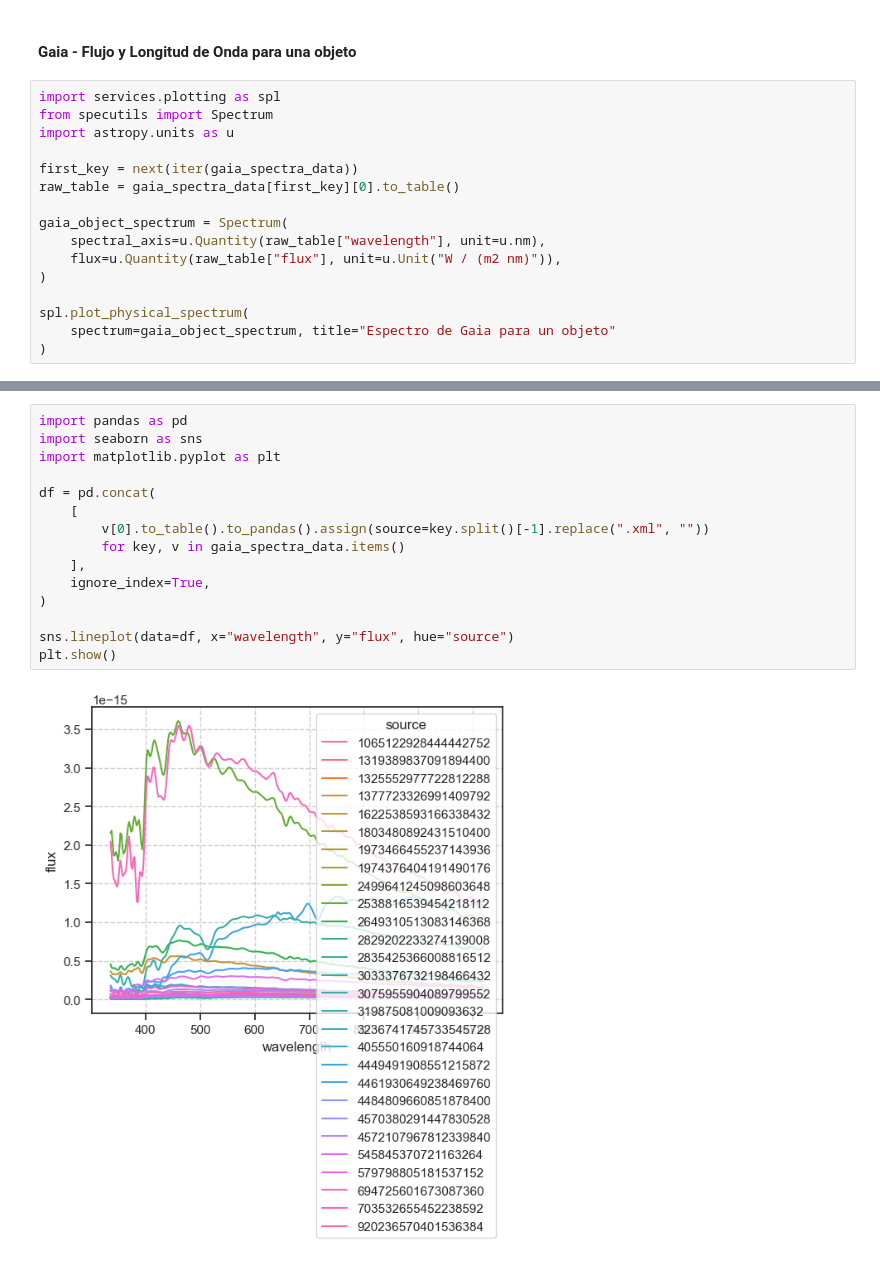
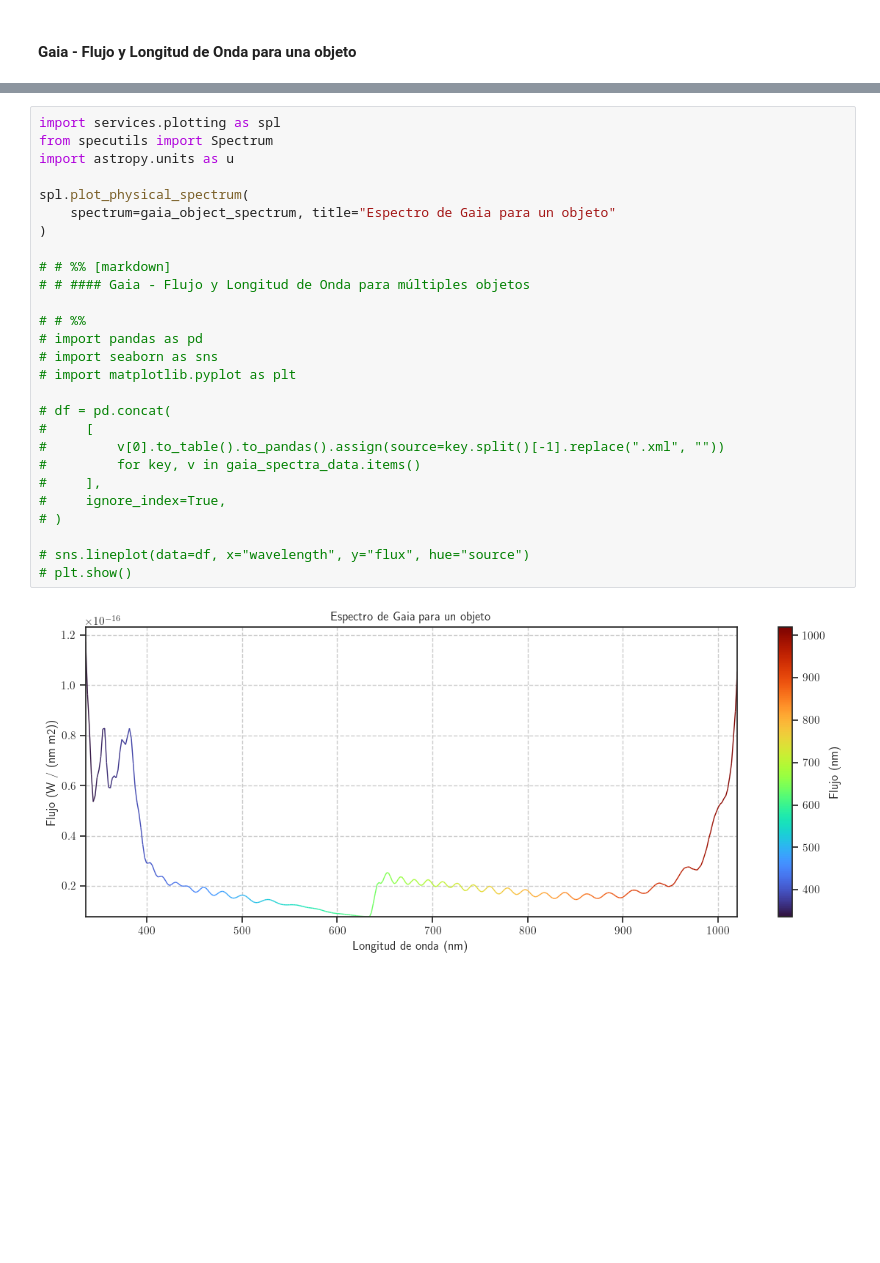
Before and after one commit to javier-cacho-master-ai/trabajo-fin-master, a Jupyter notebook: solution/main.ipynb, the cells around one changed output, grey strips where cells are left out. Cells and saved outputs as stored; diff of their text form; blank space fills up the shorter version.

Commit message:
Use library gaiaxpy for representing the Gaia data graphically for a sample object

```diff
--- a/solution/main.ipynb
+++ b/solution/main.ipynb
@@ -181,18 +243,2 @@ plot_physical_spectrum(
 # %% [markdown]
  #### Gaia - Flujo y Longitud de Onda para una objeto
-# %%
-import services.plotting as spl
-from specutils import Spectrum
-import astropy.units as u
-
-first_key = next(iter(gaia_spectra_data))
-raw_table = gaia_spectra_data[first_key][0].to_table()
-
-gaia_object_spectrum = Spectrum(
-    spectral_axis=u.Quantity(raw_table["wavelength"], unit=u.nm),
-    flux=u.Quantity(raw_table["flux"], unit=u.Unit("W / (m2 nm)")),
-)
-
-spl.plot_physical_spectrum(
-    spectrum=gaia_object_spectrum, title="Espectro de Gaia para un objeto"
-)
@@ -203,17 +245,29 @@ spl.plot_physical_spectrum(
 # %%
-import pandas as pd
-import seaborn as sns
-import matplotlib.pyplot as plt
+import services.plotting as spl
+from specutils import Spectrum
+import astropy.units as u
 
-df = pd.concat(
-    [
-        v[0].to_table().to_pandas().assign(source=key.split()[-1].replace(".xml", ""))
-        for key, v in gaia_spectra_data.items()
-    ],
-    ignore_index=True,
+spl.plot_physical_spectrum(
+    spectrum=gaia_object_spectrum, title="Espectro de Gaia para un objeto"
 )
 
-sns.lineplot(data=df, x="wavelength", y="flux", hue="source")
-plt.show()
+# # %% [markdown]
+# # #### Gaia - Flujo y Longitud de Onda para múltiples objetos
+
+# # %%
+# import pandas as pd
+# import seaborn as sns
+# import matplotlib.pyplot as plt
+
+# df = pd.concat(
+#     [
+#         v[0].to_table().to_pandas().assign(source=key.split()[-1].replace(".xml", ""))
+#         for key, v in gaia_spectra_data.items()
+#     ],
+#     ignore_index=True,
+# )
+
+# sns.lineplot(data=df, x="wavelength", y="flux", hue="source")
+# plt.show()
 # %% [output]
-[figure, old version]
+[figure, new version]
```
Also changed, not shown: parts of 30 cells of this notebook, 5 other files.
